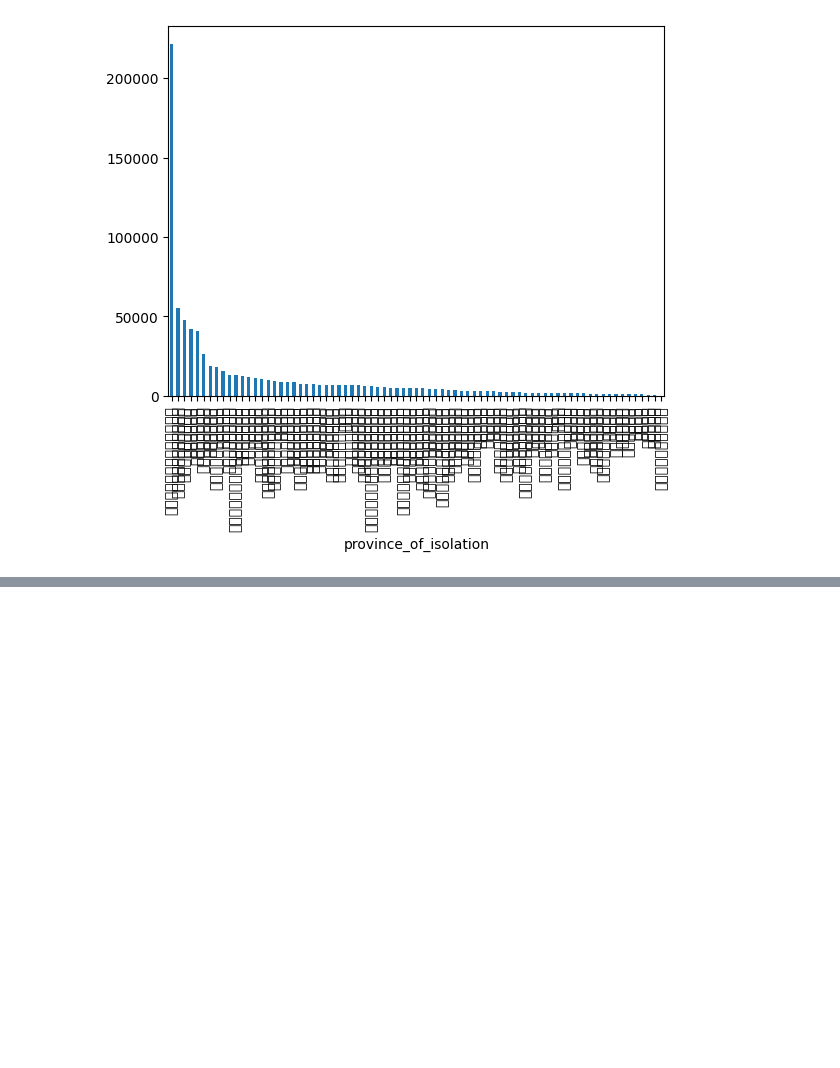
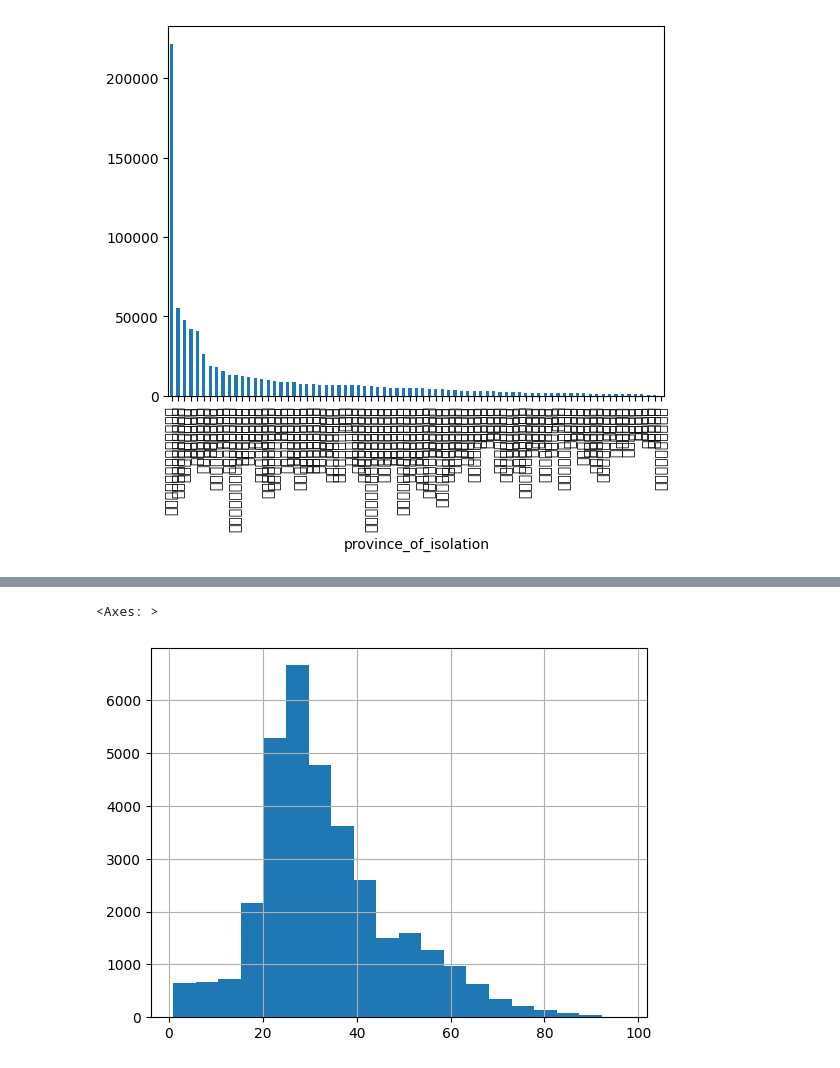
Before and after one commit to Septkung/Python-Pandas-Learning, a Jupyter notebook: Play_with_Data_VII.ipynb, the cells around one changed output, grey strips where cells are left out. Drawn from its saved outputs; the diff is of its cells as text; code cells hidden in the pictures; blank space fills up the shorter version.

```diff
--- a/Play_with_Data_VII.ipynb
+++ b/Play_with_Data_VII.ipynb
@@ -48,0 +95,5 @@ df['province_of_isolation'].value_counts().plot(kind='bar')
+# %%
+filtered_df[filtered_df['announce_date'].dt.month == 4 ]['age'].dropna().hist(bins=20)
+# %% [output]
+<Axes: >
+[figure, added]
```
Also changed, not shown: parts of 16 cells of this notebook.
